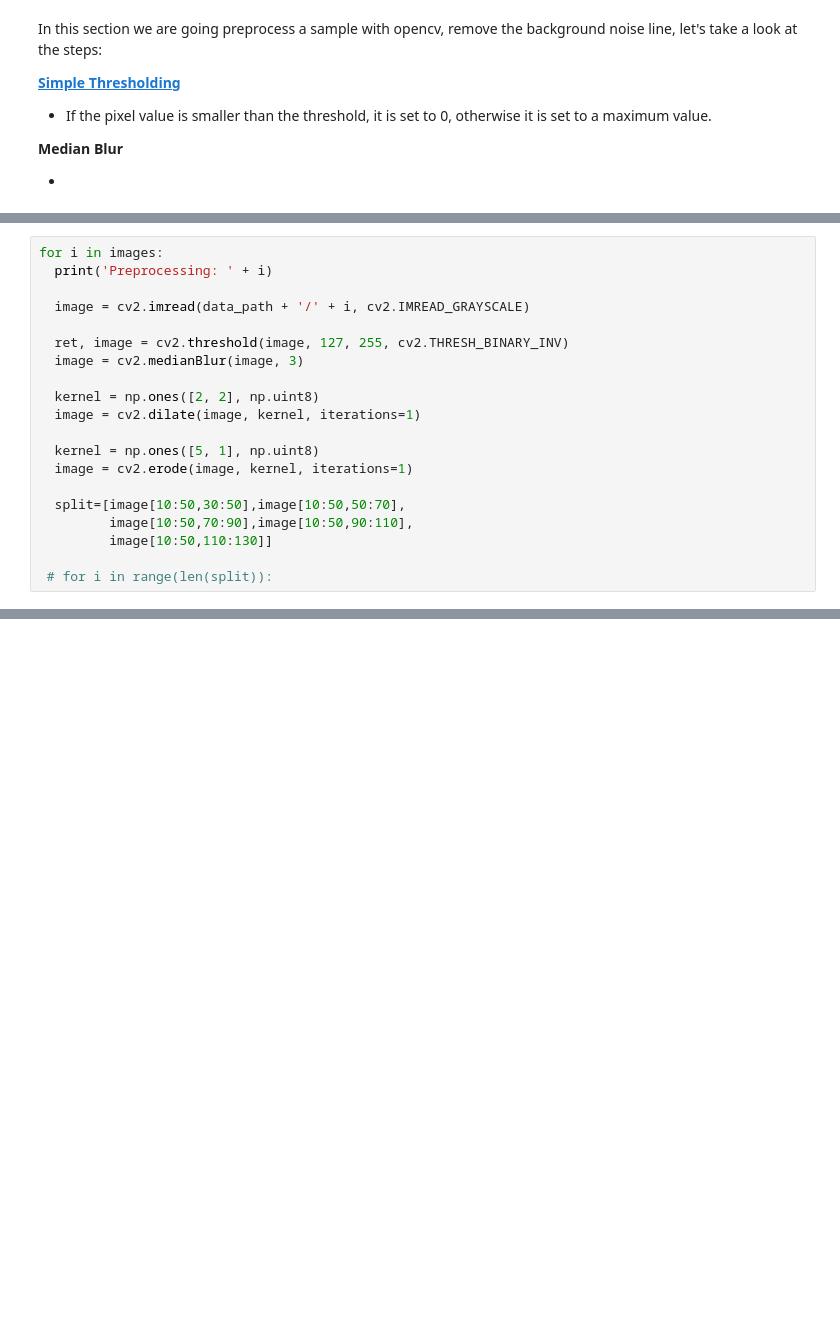
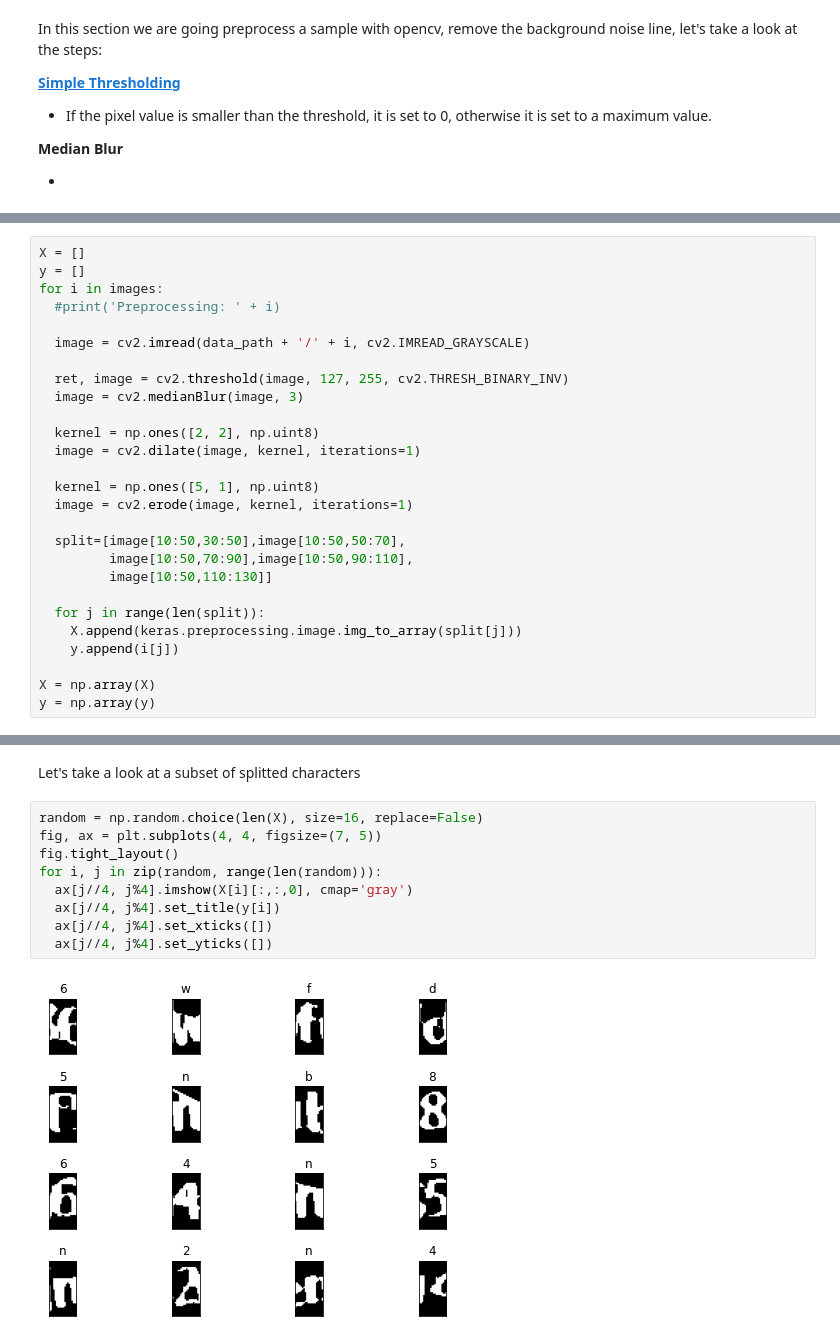
Before and after one commit to lucaslokchan/hands-on-ml, a Jupyter notebook: Projects/Captcha Slover/Captcha_Slover.ipynb, the cells around one changed output, grey strips where cells are left out. Cells and saved outputs as stored; diff of their text form; blank space fills up the shorter version.

```diff
--- a/Projects/Captcha Slover/Captcha_Slover.ipynb
+++ b/Projects/Captcha Slover/Captcha_Slover.ipynb
@@ -91,6 +96,8 @@ Preprocess all images
 # %%
+X = []
+y = []
 for i in images:
-  print('Preprocessing: ' + i)
+  #print('Preprocessing: ' + i)
 
   image = cv2.imread(data_path + '/' + i, cv2.IMREAD_GRAYSCALE)
 
@@ -107,4 +114,9 @@ for i in images:
          image[10:50,70:90],image[10:50,90:110],
          image[10:50,110:130]]
 
- # for i in range(len(split)):
+  for j in range(len(split)):
+    X.append(keras.preprocessing.image.img_to_array(split[j]))
+    y.append(i[j])
+
+X = np.array(X)
+y = np.array(y)
@@ -130,0 +123,13 @@ array([[[255., 255., 255.],
+# %% [markdown]
+Let's take a look at a subset of splitted characters
+# %%
+random = np.random.choice(len(X), size=16, replace=False)
+fig, ax = plt.subplots(4, 4, figsize=(7, 5))
+fig.tight_layout()
+for i, j in zip(random, range(len(random))):
+  ax[j//4, j%4].imshow(X[i][:,:,0], cmap='gray')
+  ax[j//4, j%4].set_title(y[i])
+  ax[j//4, j%4].set_xticks([])
+  ax[j//4, j%4].set_yticks([])
+# %% [output]
+[figure, added]
```
Also changed, not shown: parts of 26 cells of this notebook.
